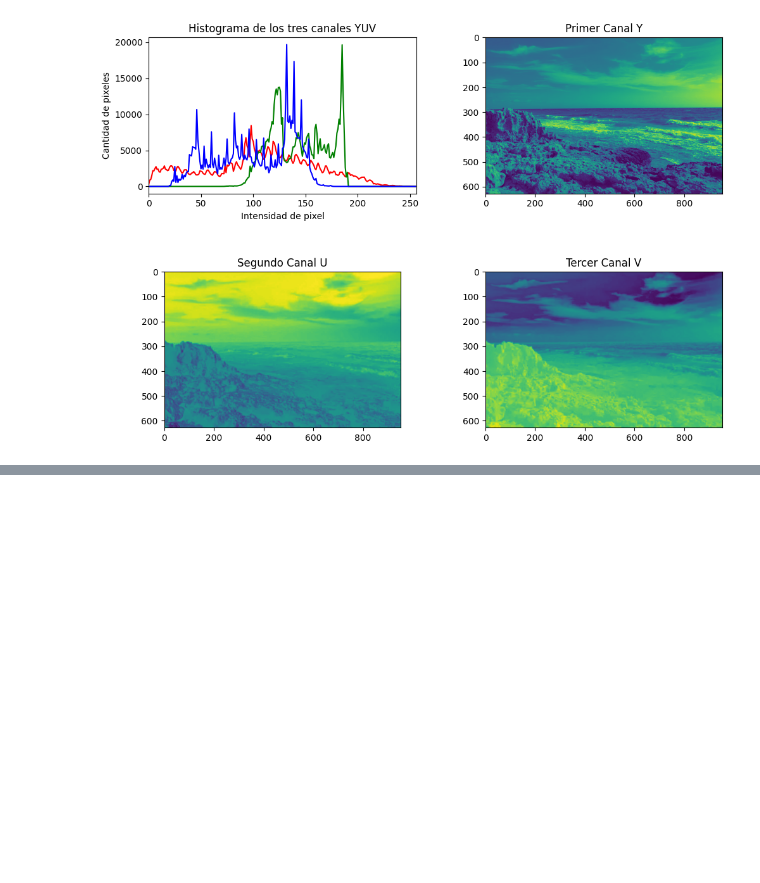
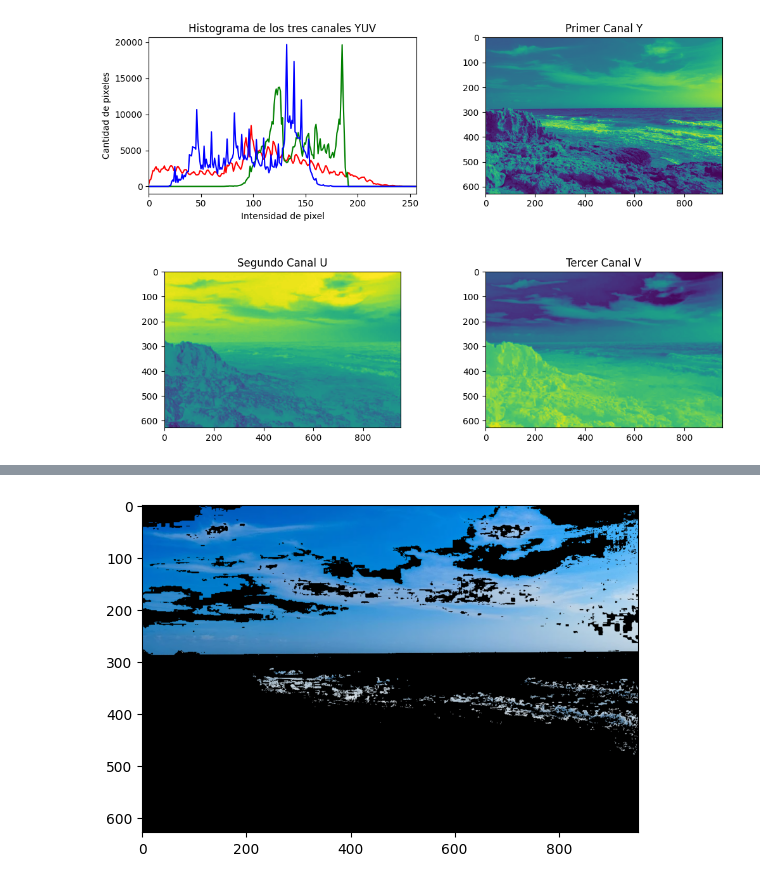
Before and after one commit to bryanqg92/CV_TPS, a Jupyter notebook: TP1/segmentacion.ipynb, the cells around one changed output, grey strips where cells are left out. Saved outputs shown, nothing was run; the diff lists cells and outputs as text; code cells hidden in the pictures; blank space fills up the shorter version.

Commit message:
Segmentacion del cielo

```diff
--- a/TP1/segmentacion.ipynb
+++ b/TP1/segmentacion.ipynb
@@ -83,0 +110,13 @@ hist_por_canal(img_yuv,'YUV')
+# %%
+# Mascaras Para segmentar cielo
+color_l3 = (102,0,160)
+color_u3 = (105,255,250)
+
+mask3 = cv2.inRange(img_hsv, color_l3,  color_u3)
+img_segmentada3 = cv2.bitwise_and(img_rgb, img_rgb, mask=mask3)
+
+plt.figure(8)
+plt.imshow(img_segmentada3)
+plt.show()
+# %% [output]
+[figure, added]
```
Also changed, not shown: parts of 2 cells of this notebook.
